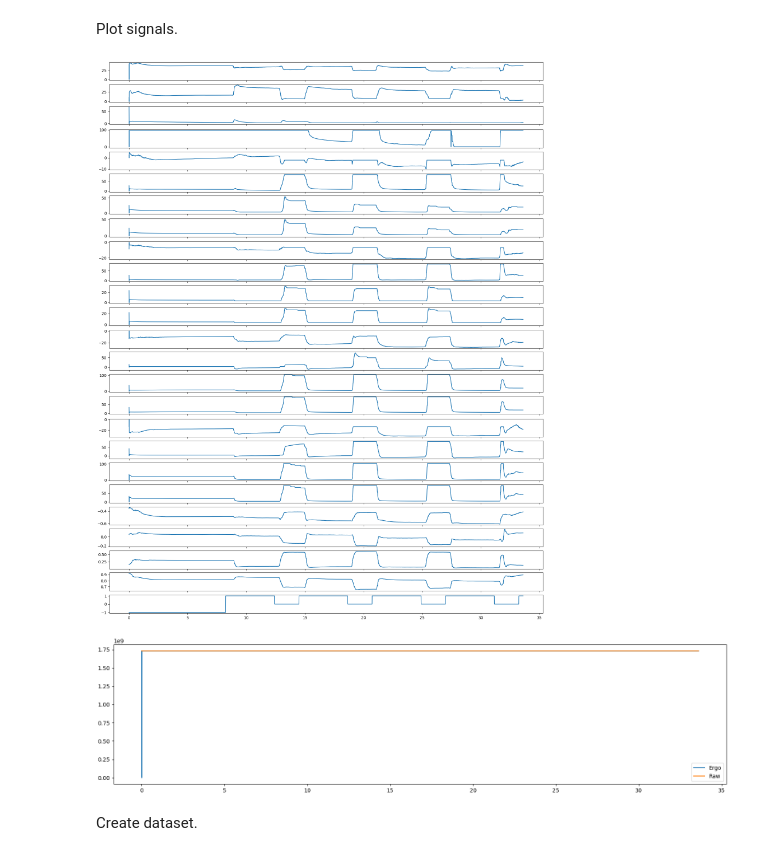
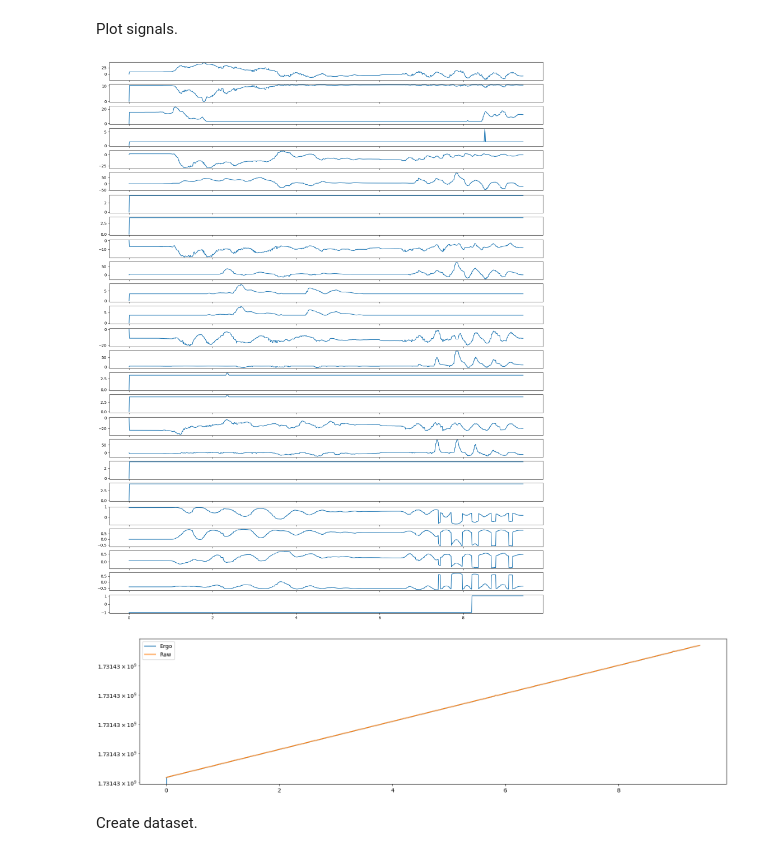
Before and after one commit to pulp-bio/biogui, a Jupyter notebook: scratch.ipynb, the cells around one changed output. Saved outputs shown, nothing was run; the diff lists cells and outputs as text; code cells hidden in the pictures.

```diff
--- a/scratch.ipynb
+++ b/scratch.ipynb
@@ -60,6 +60,6 @@ def read_manus_data(dir_path: str, acq_name: str, use_trigger: bool = False):
 
 manusData, tsErgo, tsRaw, trigger = read_manus_data(
     dir_path=r"C:\Users\morly\OneDrive\Desktop",
-    acq_name="2024-11-12_18-59-07",
+    acq_name="2024-11-12_19-39-26",
     use_trigger=True,
 )
@@ -95,18 +100,19 @@ axes[-1].plot(tManus, trigger)
 
 plt.show()
 # %% [output]
-[figure, old version]
+[figure, new version]
 # %%
 %matplotlib widget
 
 fig, ax = plt.subplots(figsize=(16, 4), layout="constrained")
 ax.plot(tManus, tsErgo, label="Ergo")
 ax.plot(tManus, tsRaw, label="Raw")
+ax.set_yscale("log")
 plt.legend()
 
 plt.show()
 # %% [output]
-[figure, old version]
+[figure, new version]
 # %% [markdown]
 Create dataset.
 # %%
```
Also changed, not shown: parts of 1 cell of this notebook.
